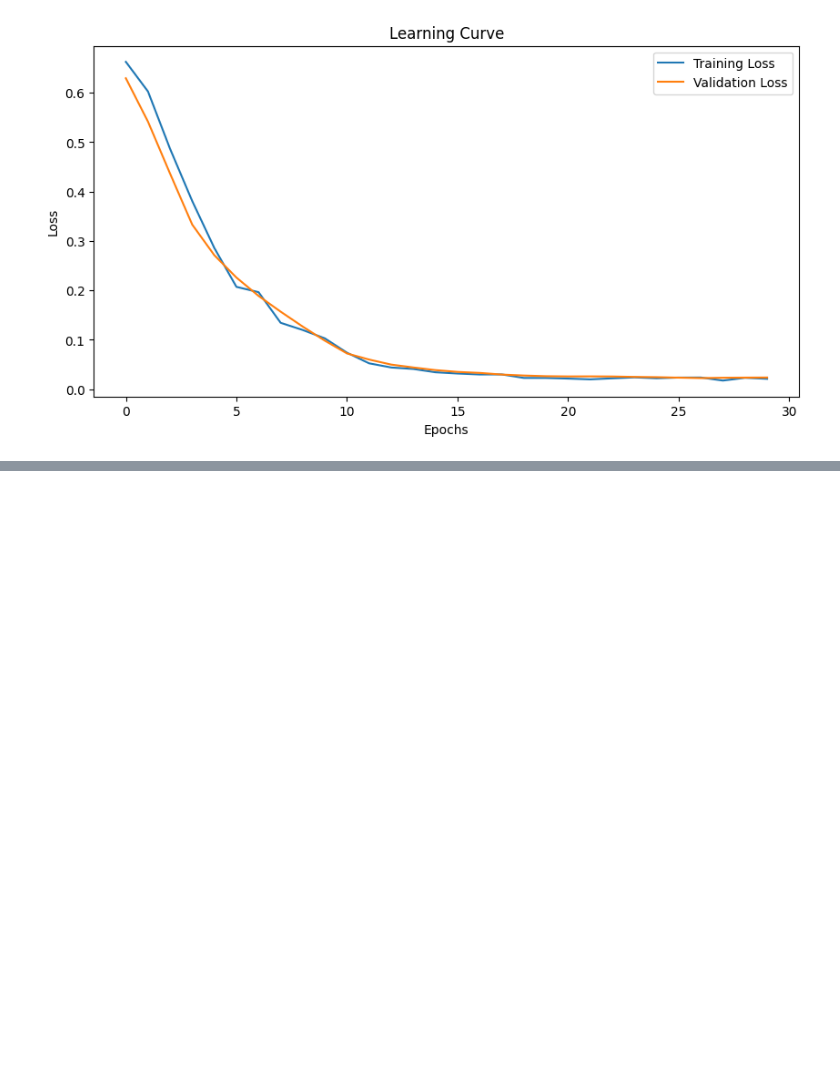
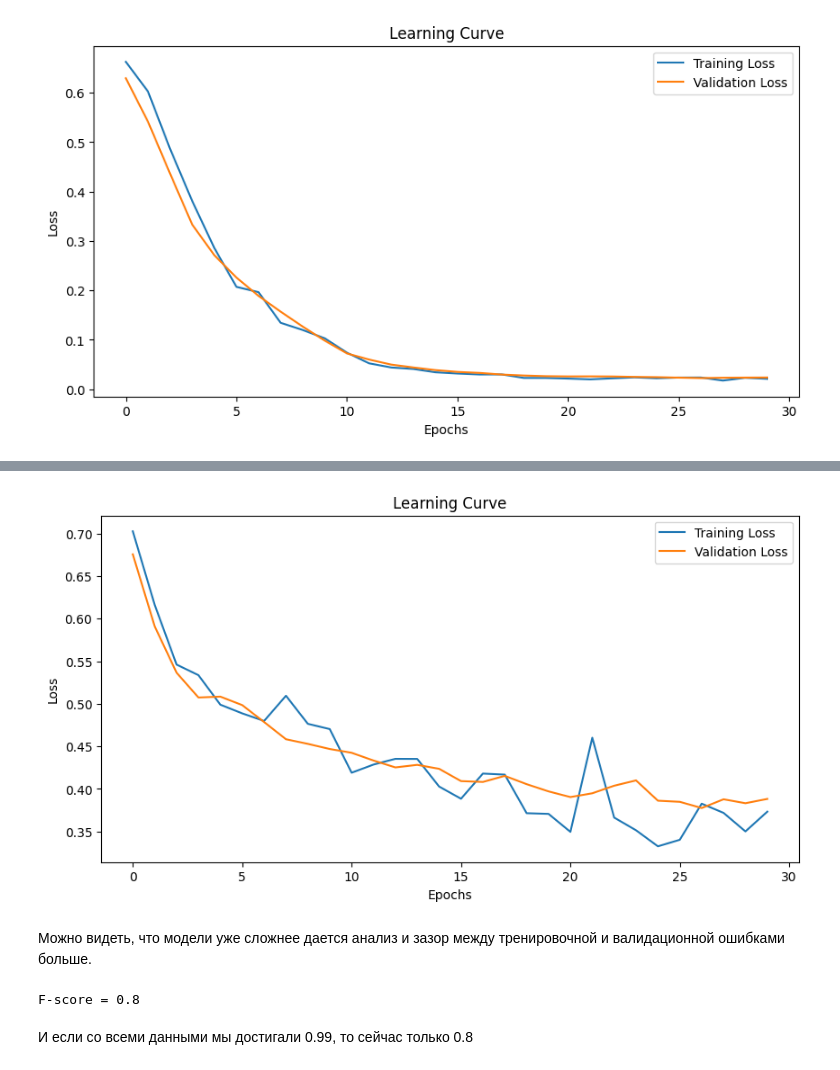
Before and after one commit to Red-Caesar/ML, a Jupyter notebook: Lab1/Modeling.ipynb, the cells around one changed output, grey strips where cells are left out. Drawn from its saved outputs; the diff is of its cells as text; code cells hidden in the pictures; blank space fills up the shorter version.

Commit message:
train only genes

```diff
--- a/Lab1/Modeling.ipynb
+++ b/Lab1/Modeling.ipynb
@@ -1017,0 +1024,32 @@ save_submission(submission, OUTPUT_FOLDER, None)
+# %%
+train = pd.read_csv(DATA_FOLDER + "train.csv").replace({"GBM": 1, "LGG": 0})
+test = pd.read_csv(DATA_FOLDER + "test.csv").replace({"GBM": 1, "LGG": 0})
+
+def drop_columns(df: pd.DataFrame):
+    return df.drop(columns=["Unnamed: 0", "Case_ID", "Gender", "Race", "Age_at_diagnosis", "Primary_Diagnosis"])
+
+
+def apply_to_train_test(func):
+    global train, test
+
+    train, test = func(train), func(test)
+
+def sort_df(df: pd.DataFrame):
+    return df.sort_index(axis=1)
+
+apply_to_train_test(drop_columns)
+apply_to_train_test(sort_df)
+
+def encode_categorical_data(df: pd.DataFrame):
+    categorical_columns = train.drop(columns=["Grade"]).columns
+    return pd.get_dummies(df, columns=categorical_columns, dtype=int)
+
+apply_to_train_test(encode_categorical_data)
+
+for col in train.drop(columns=["Grade"]).columns:
+    if col not in test.columns:
+        test[col] = 0
+
+assert set(train.drop(columns=["Grade"]).columns) == set(test.columns)
+
+train.head(2)
@@ -1017,0 +1157,28 @@ save_submission(submission, OUTPUT_FOLDER, None)
+# %%
+plt.figure(figsize=(10, 5))
+plt.plot(train_losses, label='Training Loss')
+plt.plot(val_losses, label='Validation Loss')
+plt.xlabel('Epochs')
+plt.ylabel('Loss')
+plt.title('Learning Curve')
+plt.legend()
+plt.show()
+# %% [output]
+[figure, added]
+# %% [markdown]
+Можно видеть, что модели уже сложнее дается анализ и зазор между тренировочной и валидационной ошибками больше.
+# %%
+from sklearn.metrics import f1_score
+
+model.eval()
+with torch.no_grad():
+    predictions = model(X_valid_tensor)
+
+answers = pd.Series(predictions.view(-1) > 0.5).astype(int)
+
+f1 = f1_score(answers, y_valid)
+print(f"F-score = {f1}")
+# %% [output]
+F-score = 0.8
+# %% [markdown]
+И если со всеми данными мы достигали 0.99,  то сейчас только 0.8
```
Also changed, not shown: parts of 5 cells of this notebook.
